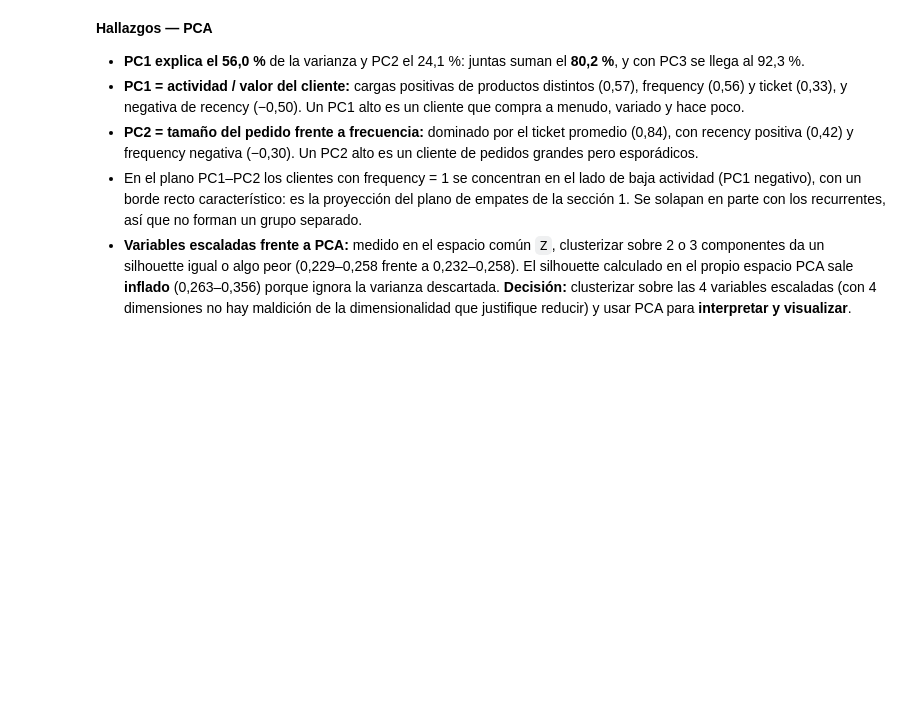
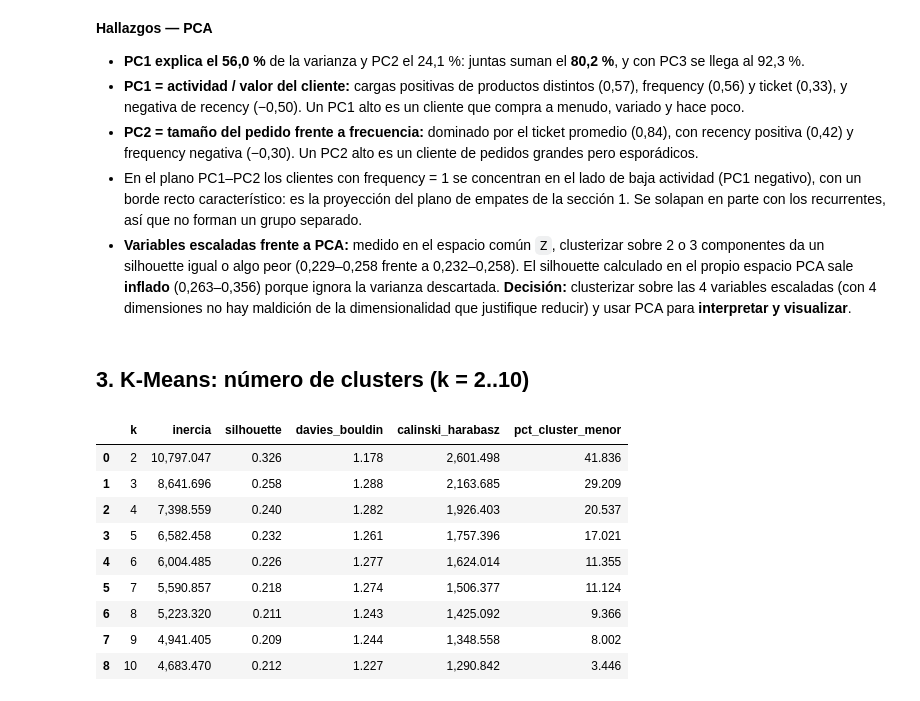
Before and after one commit to Andres766/proeyecto-mineria-de-datos, a Jupyter notebook: notebooks/03_modelado.ipynb, the cells around one changed output. Saved outputs shown, nothing was run; the diff lists cells and outputs as text; code cells hidden in the pictures; blank space fills up the shorter version.

```diff
--- a/notebooks/03_modelado.ipynb
+++ b/notebooks/03_modelado.ipynb
@@ -188,3 +188,19 @@ pd.DataFrame(filas)
   sale **inflado** (0,263–0,356) porque ignora la varianza descartada. **Decisión:** clusterizar sobre las 4 variables
   escaladas (con 4 dimensiones no hay maldición de la dimensionalidad que justifique reducir) y usar PCA para
   **interpretar y visualizar**.
+# %% [markdown]
+## 3. K-Means: número de clusters (k = 2..10)
+# %%
+barrido = barrido_kmeans(Z, K)
+barrido
+# %% [output]
+|  | k | inercia | silhouette | davies_bouldin | calinski_harabasz | pct_cluster_menor |
+| 0 | 2 | 10,797.047 | 0.326 | 1.178 | 2,601.498 | 41.836 |
+| 1 | 3 | 8,641.696 | 0.258 | 1.288 | 2,163.685 | 29.209 |
+| 2 | 4 | 7,398.559 | 0.240 | 1.282 | 1,926.403 | 20.537 |
+| 3 | 5 | 6,582.458 | 0.232 | 1.261 | 1,757.396 | 17.021 |
+| 4 | 6 | 6,004.485 | 0.226 | 1.277 | 1,624.014 | 11.355 |
+| 5 | 7 | 5,590.857 | 0.218 | 1.274 | 1,506.377 | 11.124 |
+| 6 | 8 | 5,223.320 | 0.211 | 1.243 | 1,425.092 | 9.366 |
+| 7 | 9 | 4,941.405 | 0.209 | 1.244 | 1,348.558 | 8.002 |
+| 8 | 10 | 4,683.470 | 0.212 | 1.227 | 1,290.842 | 3.446 |
```
Also changed, not shown: parts of 4 cells of this notebook.
